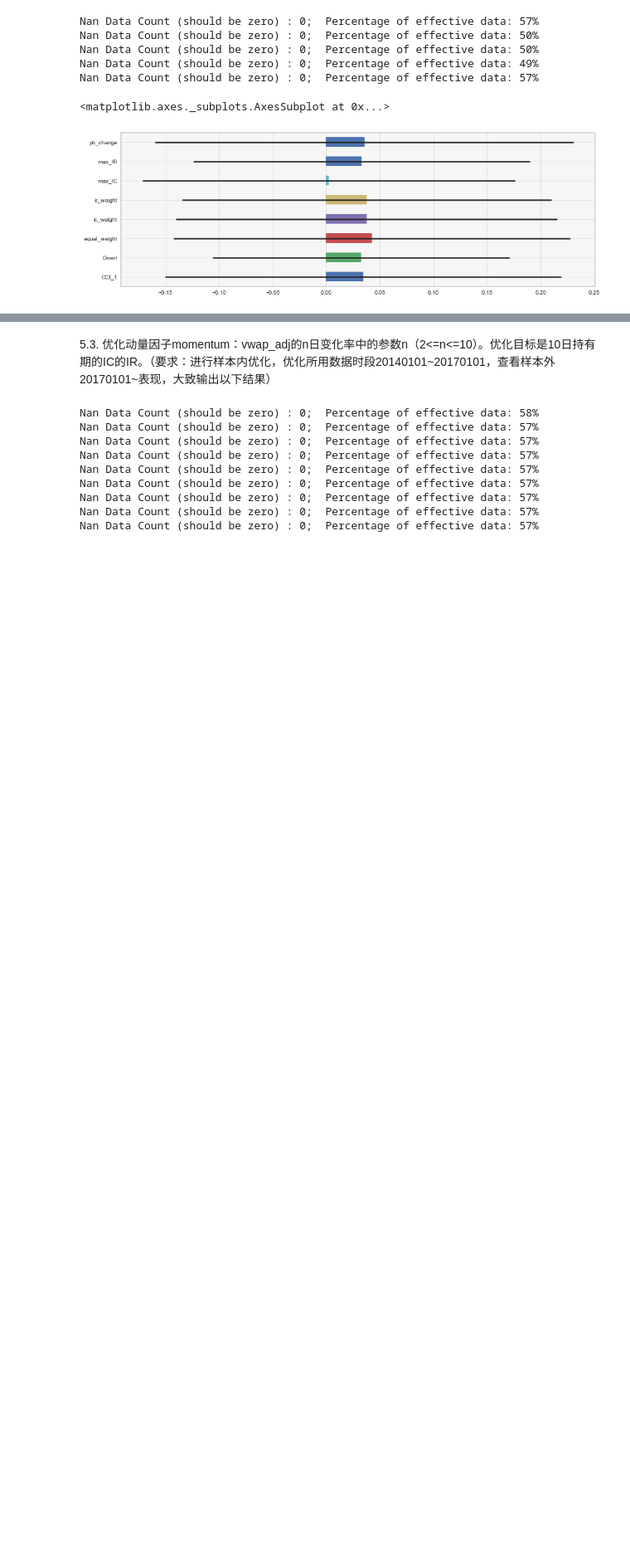
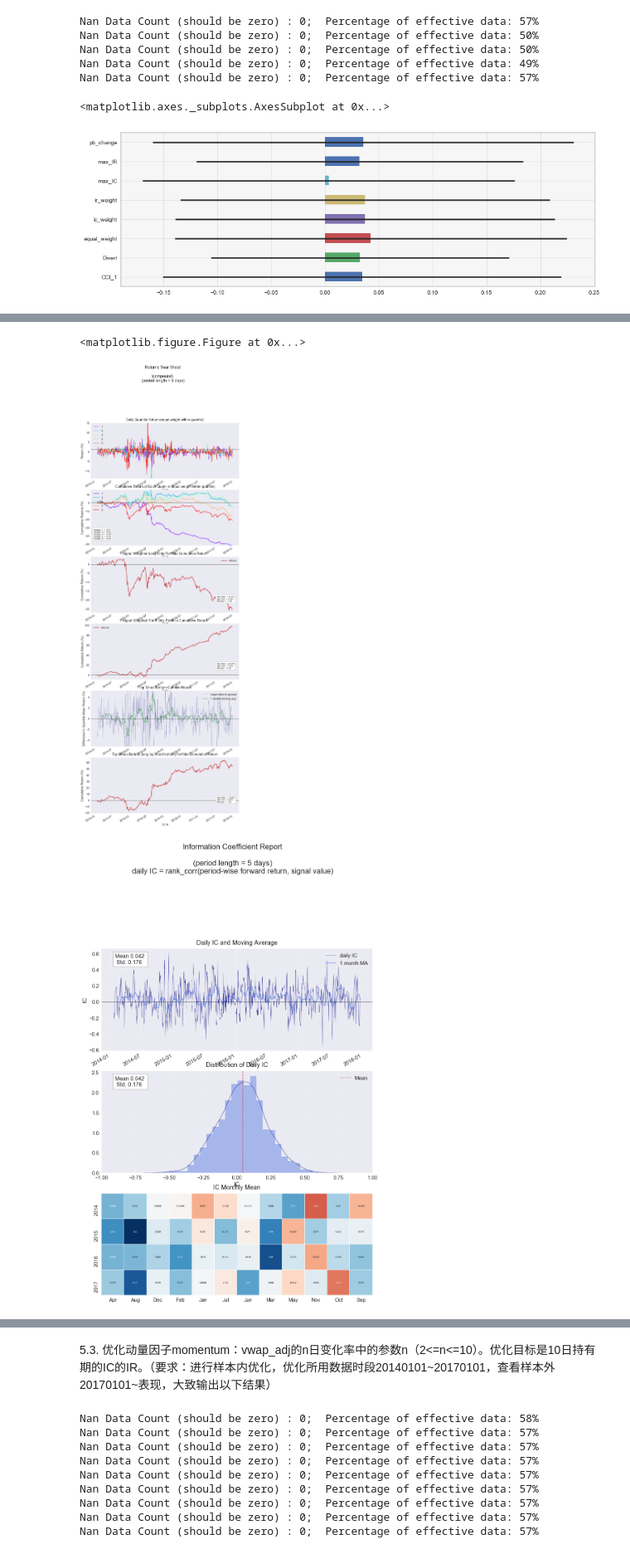
Before and after one commit to lishaojie0000/-offer_2018-, a Jupyter notebook: 2、talib、数据处理与jaqs相关试题.ipynb, the cells around one changed output, grey strips where cells are left out. Shown at 83% size. Saved outputs shown, nothing was run; the diff lists cells and outputs as text; code cells hidden in the pictures; blank space fills up the shorter version.

```diff
--- a/2、talib、数据处理与jaqs相关试题.ipynb
+++ b/2、talib、数据处理与jaqs相关试题.ipynb
@@ -519,0 +561,5 @@ ic_5.loc[datetime.date(2017,1,3):,][["equal_weight","ic_weight","ir_weight"]].pl
+# %%
+import matplotlib.pyplot as plt
+obj.create_full_report()
+plt.show()
+# %% [output]
@@ -519,0 +585,3 @@ ic_5.loc[datetime.date(2017,1,3):,][["equal_weight","ic_weight","ir_weight"]].pl
+<matplotlib.figure.Figure at 0x...>
+[figure, added]
+[figure, added]
```
Also changed, not shown: parts of 17 cells of this notebook.
